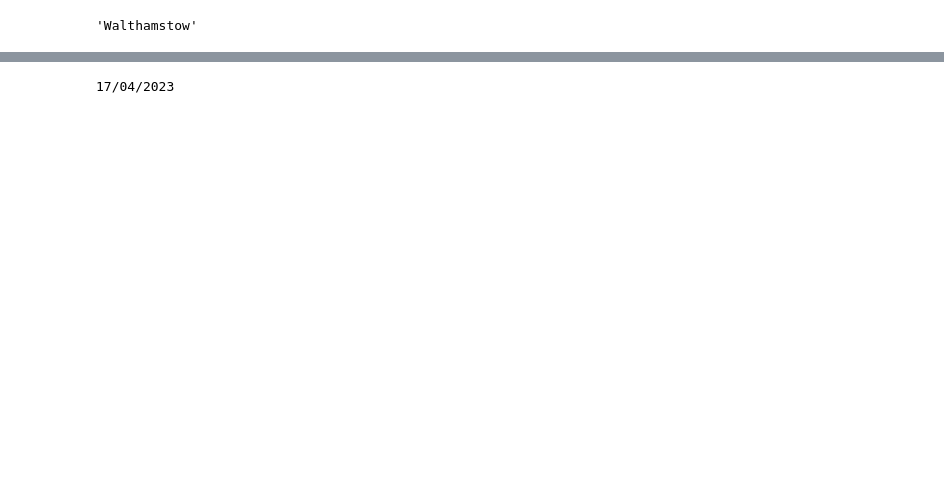
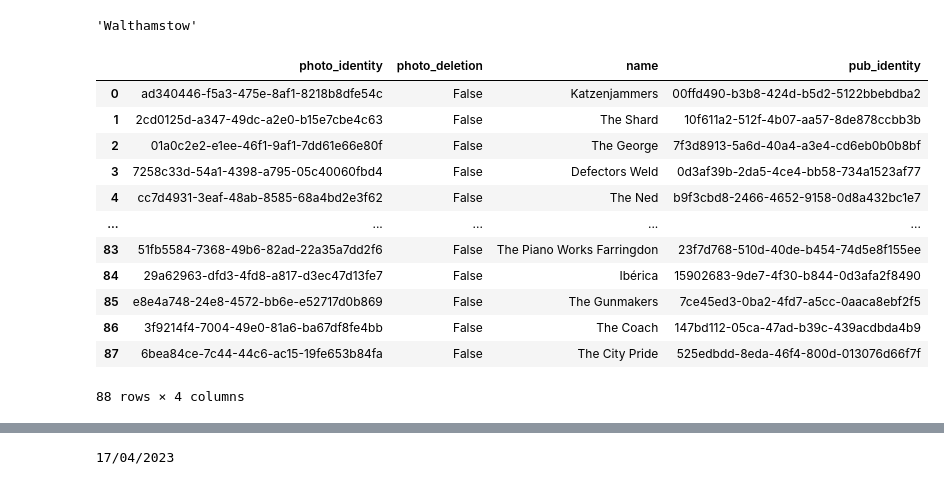
Before and after one commit to cartsmate/thepubcrawls, a Jupyter notebook: stations_edit.ipynb, the cells around one changed output, grey strips where cells are left out. Drawn from its saved outputs; the diff is of its cells as text; code cells hidden in the pictures; blank space fills up the shorter version.

```diff
--- a/stations_edit.ipynb
+++ b/stations_edit.ipynb
@@ -241,38 +241,34 @@ df['rank'] = np.where(df['rating']>80,5,np.where(df['rating']>60,4,np.where(df['
 df[["atmosphere", "clientele", "decor", "friendliness", "selection", "rating", "rank"]].sort_values(by='rank', ascending=False)
 df.to_csv(cwd + '/files/scores.csv', index=False, sep=',', encoding='utf-8')
 # %%
-# df2 = pd.read_csv(cwd + '/files/scores.csv')
-# df2['quiz'] = False
-# df2['pet'] = False
-df2[['review_identity',
- 'pub_identity',
- 'review_deletion',
- 'visit',
- 'star',
- 'atmosphere',
- 'cleanliness',
- 'clientele',
- 'decor',
- 'entertainment',
- 'food',
- 'friendliness',
- 'opening',
- 'price',
- 'selection',
- 'reviewer',
- 'rating',
- 'tv',
- 'garden',
- 'music',
- 'late',
- 'meals',
- 'toilets',
- 'cheap',
- 'games',
- 'quiz',
- 'pet']]
-cwd = os.getcwd()
-df2.to_csv(cwd + '/files/scores.csv', index=False, sep=',', encoding='utf-8')
+# df = pd.read_csv(cwd + '/files/venues.csv')
+# df[['pub_identity', 'name']]
+# import uuid
+# df2['photo_identity'] = [uuid.uuid4() for _ in range(len(df_area.index))]
+# df_area
+# df
+# cwd = os.getcwd()
+# df2.to_csv(cwd + '/files/scores.csv', index=False, sep=',', encoding='utf-8')
+# df['photo_identity'] = [uuid.uuid4() for _ in range(len(df.index))]
+# df_photo = df[['pub_identity', 'name']]
+# df_photo['photo_identity'] = [uuid.uuid4() for _ in range(len(df.index))]
+# df_photo['photo_deletion'] = False
+list(df_photo)
+df_photo[['photo_identity', 'photo_deletion', 'name', 'pub_identity']]
+# %% [output]
+|  | photo_identity | photo_deletion | name | pub_identity |
+| 0 | ad340446-f5a3-475e-8af1-8218b8dfe54c | False | Katzenjammers | 00ffd490-b3b8-424d-b5d2-5122bbebdba2 |
+| 1 | 2cd0125d-a347-49dc-a2e0-b15e7cbe4c63 | False | The Shard | 10f611a2-512f-4b07-aa57-8de878ccbb3b |
+| 2 | 01a0c2e2-e1ee-46f1-9af1-7dd61e66e80f | False | The George | 7f3d8913-5a6d-40a4-a3e4-cd6eb0b0b8bf |
+| 3 | 7258c33d-54a1-4398-a795-05c40060fbd4 | False | Defectors Weld | 0d3af39b-2da5-4ce4-bb58-734a1523af77 |
+| 4 | cc7d4931-3eaf-48ab-8585-68a4bd2e3f62 | False | The Ned | b9f3cbd8-2466-4652-9158-0d8a432bc1e7 |
+| ... | ... | ... | ... | ... |
+| 83 | 51fb5584-7368-49b6-82ad-22a35a7dd2f6 | False | The Piano Works Farringdon | 23f7d768-510d-40de-b454-74d5e8f155ee |
+| 84 | 29a62963-dfd3-4fd8-a817-d3ec47d13fe7 | False | Ibérica | 15902683-9de7-4f30-b844-0d3afa2f8490 |
+| 85 | e8e4a748-24e8-4572-bb6e-e52717d0b869 | False | The Gunmakers | 7ce45ed3-0ba2-4fd7-a5cc-0aaca8ebf2f5 |
+| 86 | 3f9214f4-7004-49e0-81a6-ba67df8fe4bb | False | The Coach | 147bd112-05ca-47ad-b39c-439acdbda4b9 |
+| 87 | 6bea84ce-7c44-44c6-ac15-19fe653b84fa | False | The City Pride | 525edbdd-8eda-46f4-800d-013076d66f7f |
+88 rows × 4 columns
 # %%
 import numpy as np
 import pandas as pd
```
Also changed, not shown: 15 other files.
